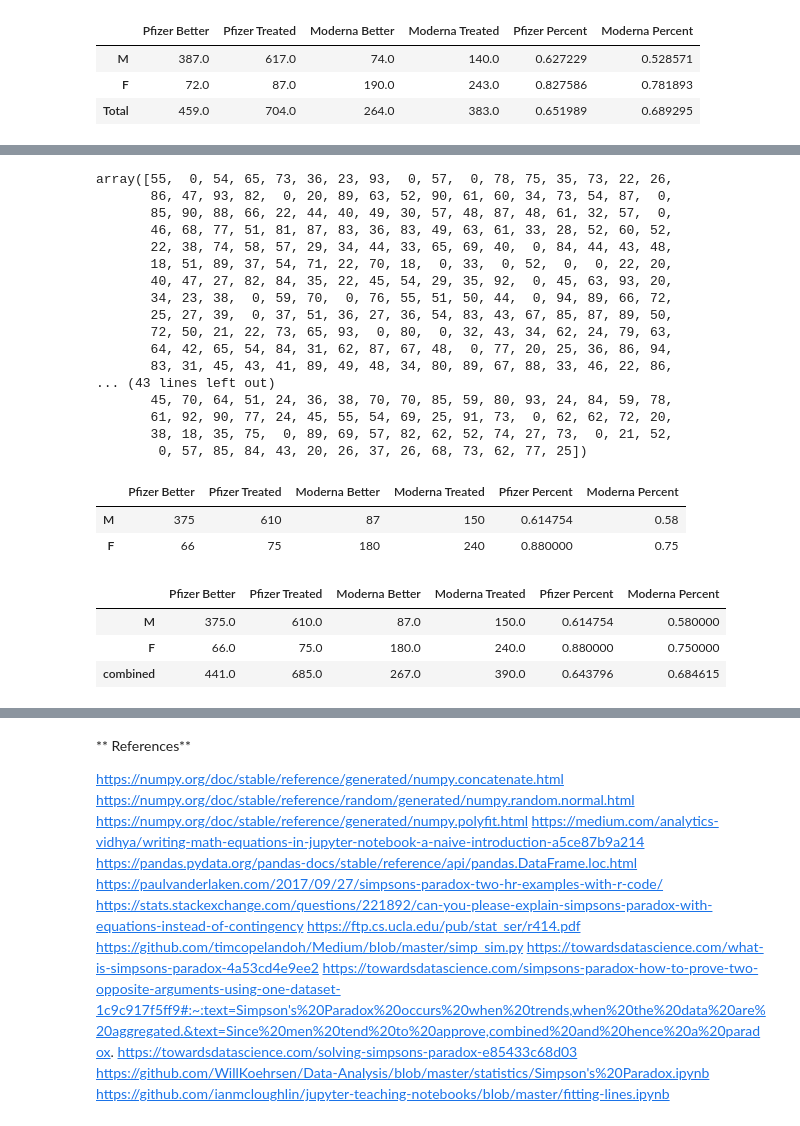
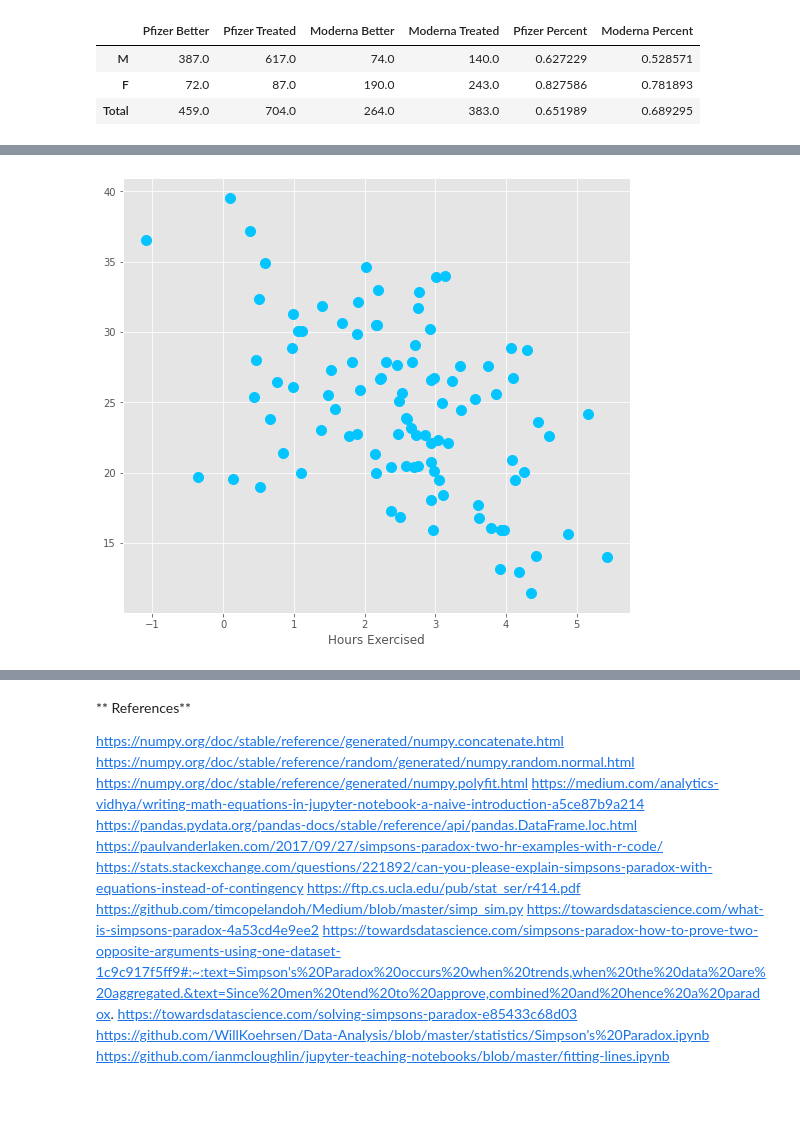
Before and after one commit to Keitho08/Fundamentals_2020, a Jupyter notebook: KeithBrazill_FundamentalsTasks_2020.ipynb, the cells around one changed output, grey strips where cells are left out. Cells and saved outputs as stored; diff of their text form; code cells hidden in the pictures; blank space fills up the shorter version.

```diff
--- a/KeithBrazill_FundamentalsTasks_2020.ipynb
+++ b/KeithBrazill_FundamentalsTasks_2020.ipynb
@@ -600,45 +595,29 @@ y = x * np.random.binomial(1, 0.9, 1000)
-# %%
-y
-# %% [output]
-array([55,  0, 54, 65, 73, 36, 23, 93,  0, 57,  0, 78, 75, 35, 73, 22, 26,
-       86, 47, 93, 82,  0, 20, 89, 63, 52, 90, 61, 60, 34, 73, 54, 87,  0,
-       85, 90, 88, 66, 22, 44, 40, 49, 30, 57, 48, 87, 48, 61, 32, 57,  0,
-       46, 68, 77, 51, 81, 87, 83, 36, 83, 49, 63, 61, 33, 28, 52, 60, 52,
-       22, 38, 74, 58, 57, 29, 34, 44, 33, 65, 69, 40,  0, 84, 44, 43, 48,
-       18, 51, 89, 37, 54, 71, 22, 70, 18,  0, 33,  0, 52,  0,  0, 22, 20,
-       40, 47, 27, 82, 84, 35, 22, 45, 54, 29, 35, 92,  0, 45, 63, 93, 20,
-       34, 23, 38,  0, 59, 70,  0, 76, 55, 51, 50, 44,  0, 94, 89, 66, 72,
-       25, 27, 39,  0, 37, 51, 36, 27, 36, 54, 83, 43, 67, 85, 87, 89, 50,
-       72, 50, 21, 22, 73, 65, 93,  0, 80,  0, 32, 43, 34, 62, 24, 79, 63,
-       64, 42, 65, 54, 84, 31, 62, 87, 67, 48,  0, 77, 20, 25, 36, 86, 94,
-       83, 31, 45, 43, 41, 89, 49, 48, 34, 80, 89, 67, 88, 33, 46, 22, 86,
-... (43 lines left out)
-       45, 70, 64, 51, 24, 36, 38, 70, 70, 85, 59, 80, 93, 24, 84, 59, 78,
-       61, 92, 90, 77, 24, 45, 55, 54, 69, 25, 91, 73,  0, 62, 62, 72, 20,
-       38, 18, 35, 75,  0, 89, 69, 57, 82, 62, 52, 74, 27, 73,  0, 21, 52,
-        0, 57, 85, 84, 43, 20, 26, 37, 26, 68, 73, 62, 77, 25])
-# %%
-import pandas as pd
-import numpy as np
-import matplotlib.pyplot as plt
-%matplotlib inline
-
-covidvacine = pd.DataFrame({'Pfizer Better': [375, 66], 'Pfizer Treated': [610, 75], 'Moderna Better': [87, 180], 'Moderna Treated': [150, 240]}, index = ["M", "F"])
-covidvacine['Pfizer Percent'] = covidvacine['Pfizer Better'] / covidvacine['Pfizer Treated']
-covidvacine['Moderna Percent'] = covidvacine['Moderna Better'] / covidvacine['Moderna Treated']
-covidvacine
-# %% [output]
-|  | Pfizer Better | Pfizer Treated | Moderna Better | Moderna Treated | Pfizer Percent | Moderna Percent |
-| M | 375 | 610 | 87 | 150 | 0.614754 | 0.58 |
-| F | 66 | 75 | 180 | 240 | 0.880000 | 0.75 |
-# %%
-covidvacine.loc['combined', :4] = list(covidvacine.iloc[:, :4].sum())
-covidvacine.loc['combined', 'Pfizer Percent'] = covidvacine.loc['combined', 'Pfizer Better'] / covidvacine.loc['combined', 'Pfizer Treated']
-covidvacine.loc['combined', 'Moderna Percent'] = covidvacine.loc['combined', 'Moderna Better'] / covidvacine.loc['combined', 'Moderna Treated']
-covidvacine
-# %% [output]
-|  | Pfizer Better | Pfizer Treated | Moderna Better | Moderna Treated | Pfizer Percent | Moderna Percent |
-| M | 375.0 | 610.0 | 87.0 | 150.0 | 0.614754 | 0.580000 |
-| F | 66.0 | 75.0 | 180.0 | 240.0 | 0.880000 | 0.750000 |
-| combined | 441.0 | 685.0 | 267.0 | 390.0 | 0.643796 | 0.684615 |
+# %%
+import numpy as np
+import matplotlib.pyplot as plt #import matplotlib.pyplot as plt
+import seaborn as sns # import seaborn as sns
+plt.style.use("ggplot") # A nicer style to use for plots
+plt.rcParams["figure.figsize"] = (18,10) #sets the plots size, bigger than default notebook and better presented.
+
+n_samples = 100
+np.random.seed(42)
+ages = np.random.randint(20, 50, n_samples)
+hours = np.random.randint(1, 5, n_samples) + np.random.randn(n_samples)
+p = 12 + 0.5 * ages + -2.1 * hours + np.random.randn(n_samples) *  2
+under_50 = pd.DataFrame({'age': ages, 'Hours Exercised': hours, 'probability': p})
+
+def plot_relationship(data, c, color, ax):
+    """Plot a scatter plot with linear fit"""
+    x, y = np.array(data[c]), np.array(data['probability'])
+    # Linear fit (polynomial of degree 1)
+    b, m = polyfit(x, y, 1)
+    # Plot scatterplot
+    data.plot(x = c, y = 'probability', c = color,
+              style = 'o', legend = None, ax = ax, ms = 10)
+
+plt.figure(figsize = (20, 8))
+ax = plt.subplot(1, 2, 1)
+plot_relationship(under_50, 'Hours Exercised', '#04c5ff', ax)
+# %% [output]
+[figure, added]
 # %%
```
Also changed, not shown: parts of 24 cells of this notebook.
